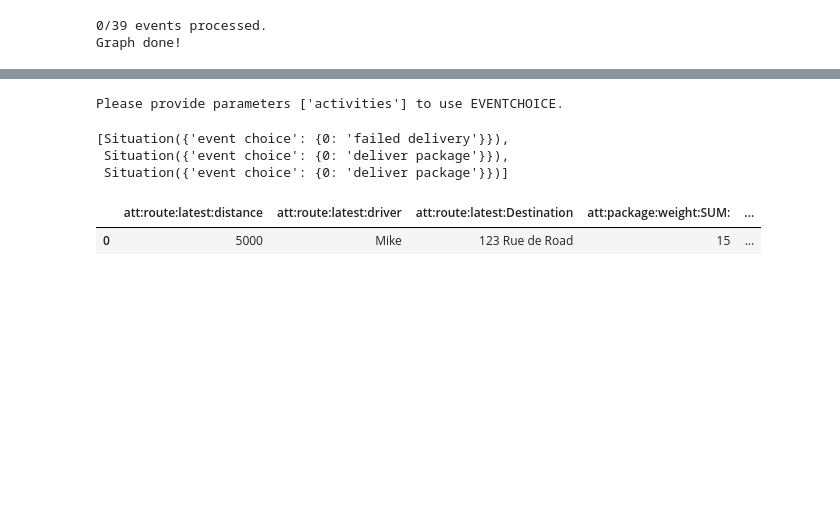
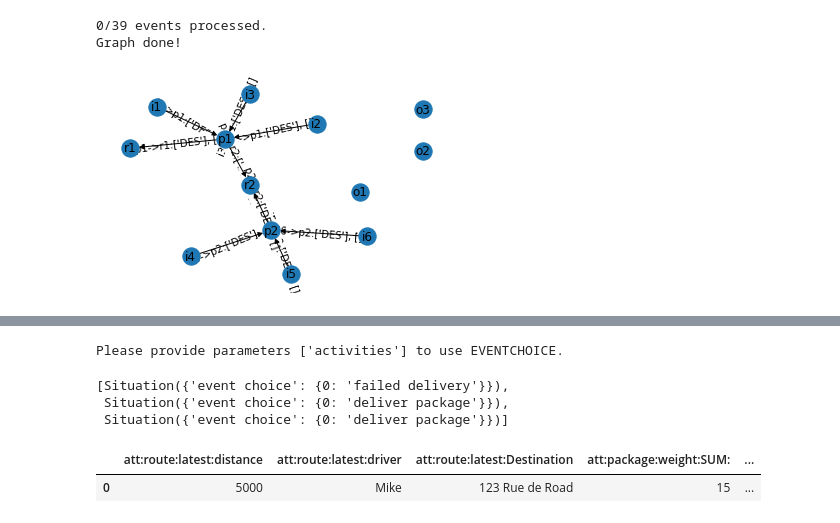
Before and after one commit to DerAndereJohannes/ocel-features, a Jupyter notebook: examples/notebooks/situations.ipynb, the cells around one changed output, grey strips where cells are left out. Cells and saved outputs as stored; diff of their text form; code cells hidden in the pictures; blank space fills up the shorter version.

```diff
--- a/examples/notebooks/situations.ipynb
+++ b/examples/notebooks/situations.ipynb
@@ -8,9 +9,11 @@ from ocel_features.util.data_organization import Operators
 # %%
 log = ocel.import_log('../logs/actual-min.jsonocel')
-graph = create_object_centric_graph(log, all_relations())
+graph = create_object_centric_graph(log, {Relations.DESCENDANTS})
+show_graph_plt(graph)
 # %% [output]
 0/39 events processed.
 Graph done!
+[figure, added]
 # %%
 ### All situation targets available
 print([sit.name for sit in Targets])
```
Also changed, not shown: parts of 3 cells of this notebook, 3 other files.
